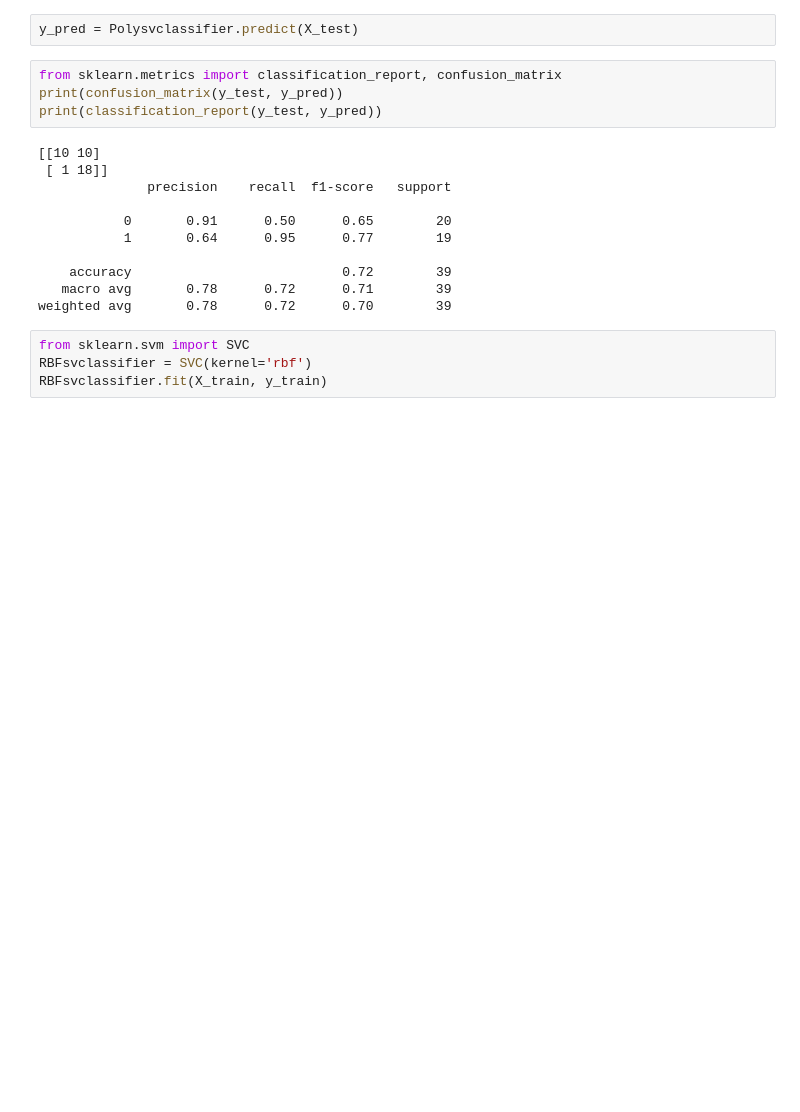
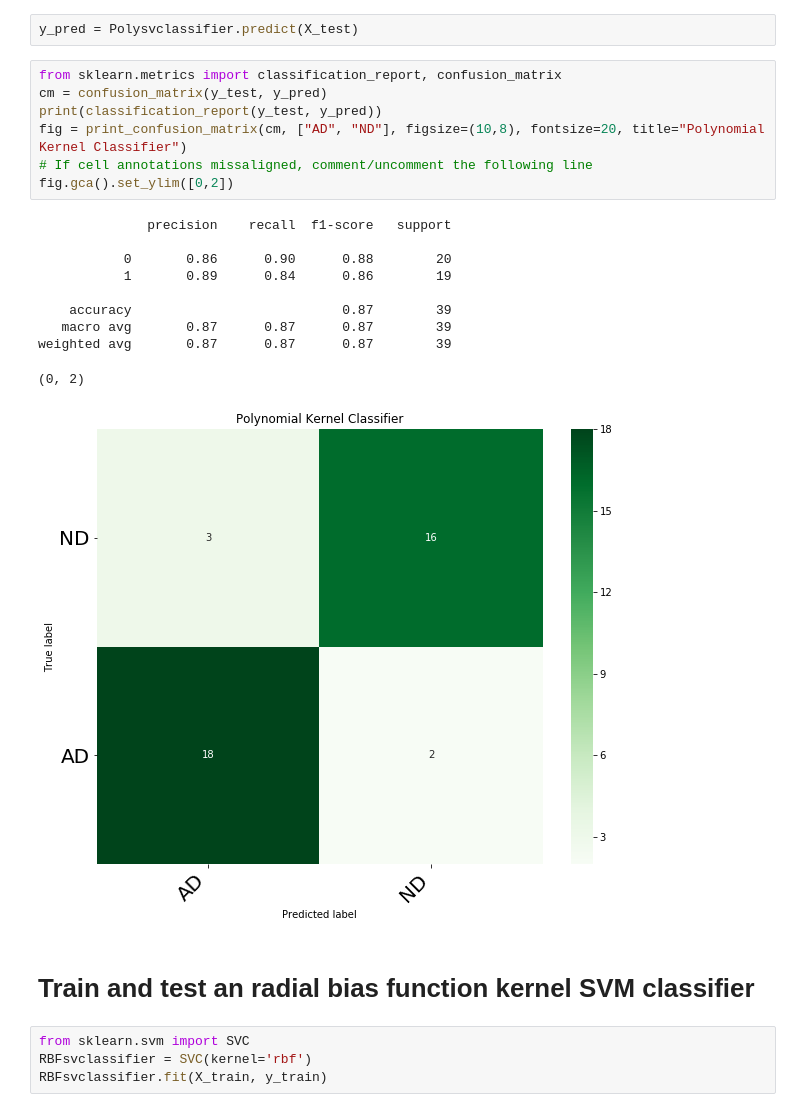
Before and after one commit to mooremk95/AD-Transcriptome-Classifiers, a Jupyter notebook: SVMs/SVM.ipynb, the cells around one changed output. Saved outputs shown, nothing was run; the diff lists cells and outputs as text; blank space fills up the shorter version.

```diff
--- a/SVMs/SVM.ipynb
+++ b/SVMs/SVM.ipynb
@@ -25,19 +27,24 @@ SVC(kernel='poly')
 y_pred = Polysvclassifier.predict(X_test)
 # %%
 from sklearn.metrics import classification_report, confusion_matrix
-print(confusion_matrix(y_test, y_pred))
+cm = confusion_matrix(y_test, y_pred)
 print(classification_report(y_test, y_pred))
+fig = print_confusion_matrix(cm, ["AD", "ND"], figsize=(10,8), fontsize=20, title="Polynomial Kernel Classifier")
+# If cell annotations missaligned, comment/uncomment the following line
+fig.gca().set_ylim([0,2])
 # %% [output]
-[[10 10]
- [ 1 18]]
               precision    recall  f1-score   support
 
-           0       0.91      0.50      0.65        20
-           1       0.64      0.95      0.77        19
+           0       0.86      0.90      0.88        20
+           1       0.89      0.84      0.86        19
 
-    accuracy                           0.72        39
-   macro avg       0.78      0.72      0.71        39
-weighted avg       0.78      0.72      0.70        39
+    accuracy                           0.87        39
+   macro avg       0.87      0.87      0.87        39
+weighted avg       0.87      0.87      0.87        39
+(0, 2)
+[figure, added]
+# %% [markdown]
+# Train and test an radial bias function kernel SVM classifier
 # %%
 from sklearn.svm import SVC
 RBFsvclassifier = SVC(kernel='rbf')
```
Also changed, not shown: parts of 13 cells of this notebook.
